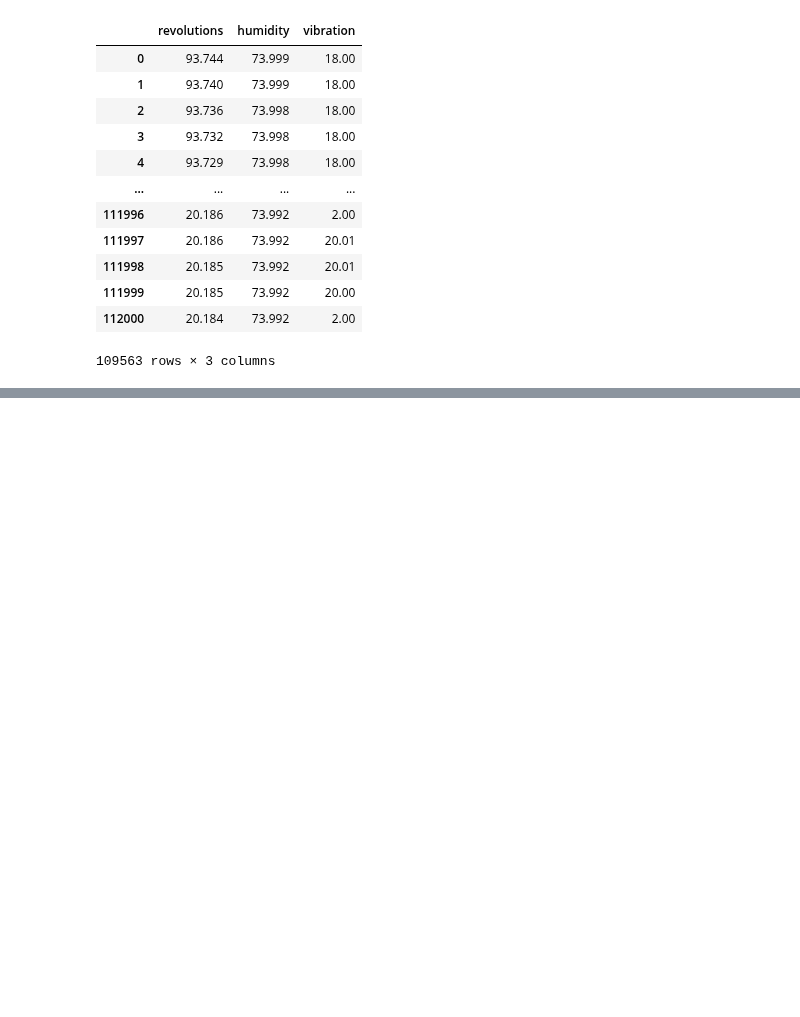
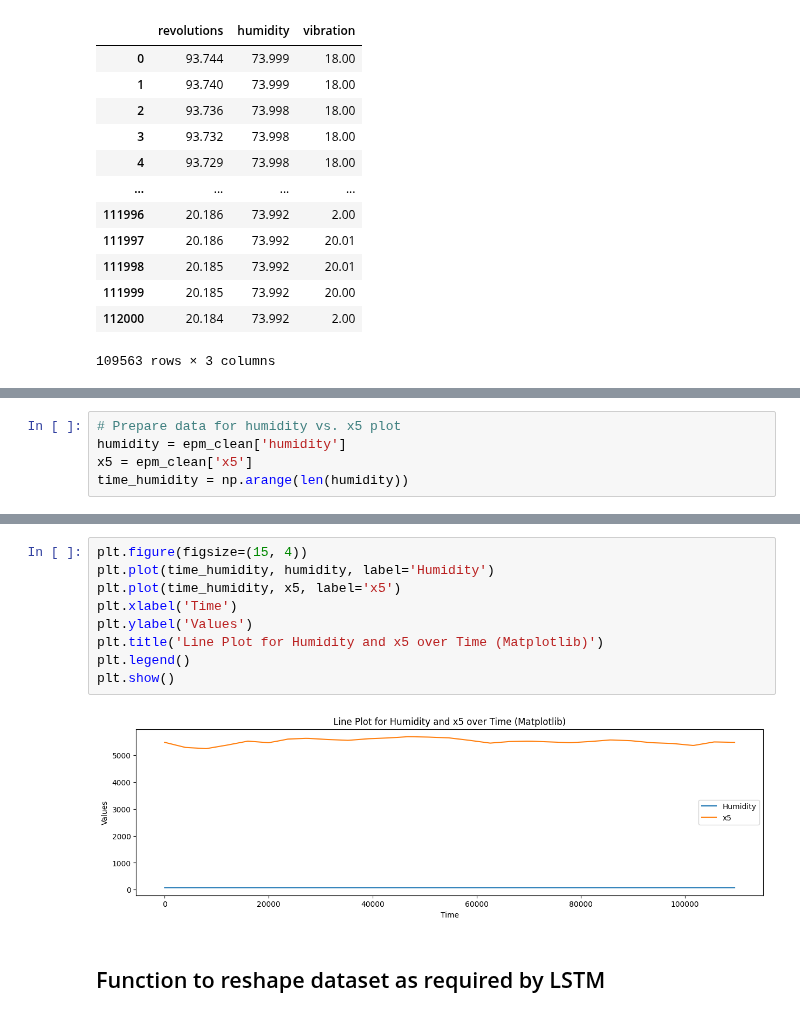
Before and after one commit to Zyad-Abdelhafiz/Elevator-Predictive-Maintenance, a Jupyter notebook: EPM.ipynb, the cells around one changed output, grey strips where cells are left out. Drawn from its saved outputs; the diff is of its cells as text; blank space fills up the shorter version.

Commit message:
reshape

```diff
--- a/EPM.ipynb
+++ b/EPM.ipynb
@@ -177,0 +195,5 @@ maintenance
+# %%
+# Prepare data for humidity vs. x5 plot
+humidity = epm_clean['humidity']
+x5 = epm_clean['x5']
+time_humidity = np.arange(len(humidity))
@@ -177,0 +212,13 @@ maintenance
+# %%
+plt.figure(figsize=(15, 4))
+plt.plot(time_humidity, humidity, label='Humidity')
+plt.plot(time_humidity, x5, label='x5')
+plt.xlabel('Time')
+plt.ylabel('Values')
+plt.title('Line Plot for Humidity and x5 over Time (Matplotlib)')
+plt.legend()
+plt.show()
+# %% [output]
+[figure, added]
+# %% [markdown]
+## Function to reshape dataset as required by LSTM
```
Also changed, not shown: parts of 9 cells of this notebook.
